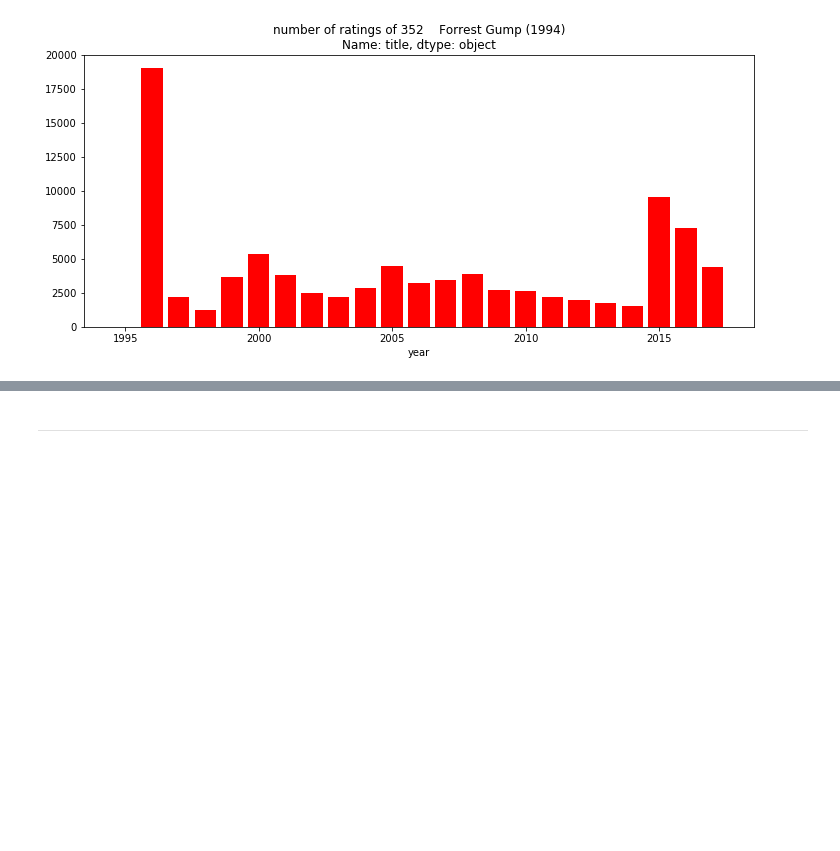
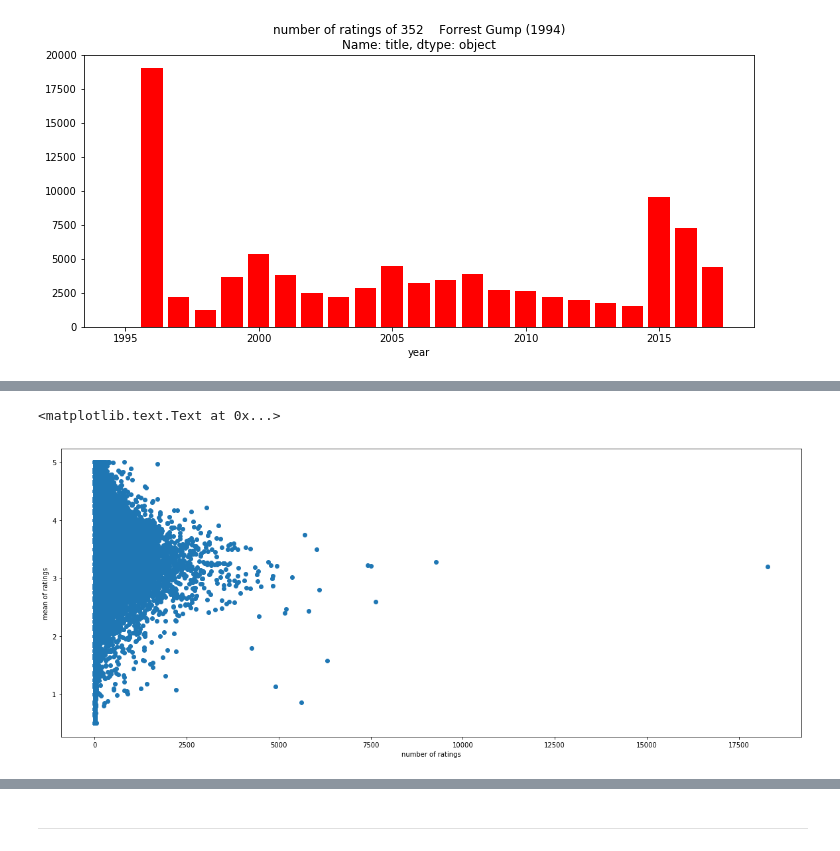
Before and after one commit to gci-team4/movie_yoshida, a Jupyter notebook: MovieLens.ipynb, the cells around one changed output, grey strips where cells are left out. Saved outputs shown, nothing was run; the diff lists cells and outputs as text; code cells hidden in the pictures; blank space fills up the shorter version.

```diff
--- a/MovieLens.ipynb
+++ b/MovieLens.ipynb
@@ -654,0 +700,3 @@ plt.title('number of ratings of %s' %movies[movies.movieId==n].title)
+# %%
+user_ratings_df = pd.DataFrame(ratings.groupby(['userId']).size(), columns=['num_of_ratings'])
+user_ratings_df.head()
@@ -654,0 +743,3 @@ plt.title('number of ratings of %s' %movies[movies.movieId==n].title)
+# %%
+user_mean_rating = pd.DataFrame(ratings.groupby('userId').rating.mean())
+rating_num_ave = pd.concat([user_ratings_df, user_mean_rating], axis=1)
@@ -654,0 +756,9 @@ plt.title('number of ratings of %s' %movies[movies.movieId==n].title)
+# %%
+figsize(20, 8)
+
+plt.scatter(rating_num_ave.num_of_ratings, rating_num_ave.rating)
+plt.xlabel('number of ratings')
+plt.ylabel('mean of ratings')
+# %% [output]
+<matplotlib.text.Text at 0x...>
+[figure, added]
```
Also changed, not shown: parts of 22 cells of this notebook.
